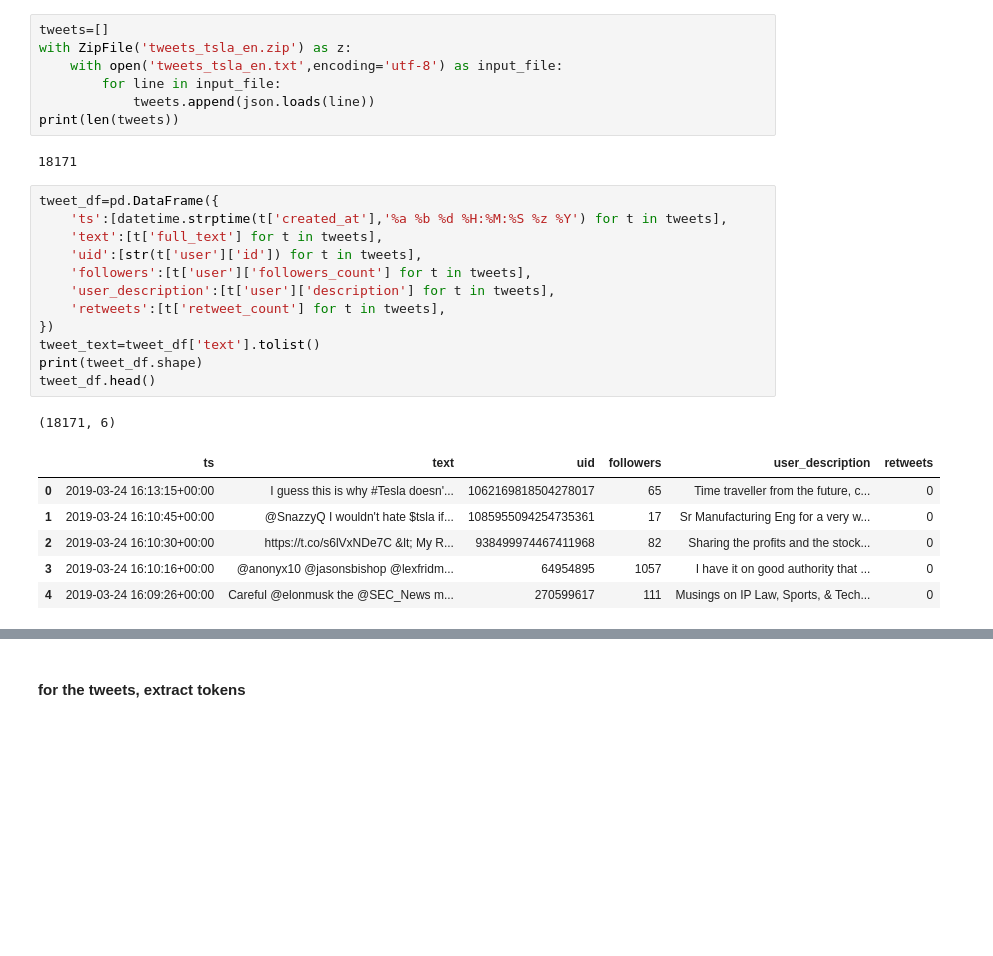
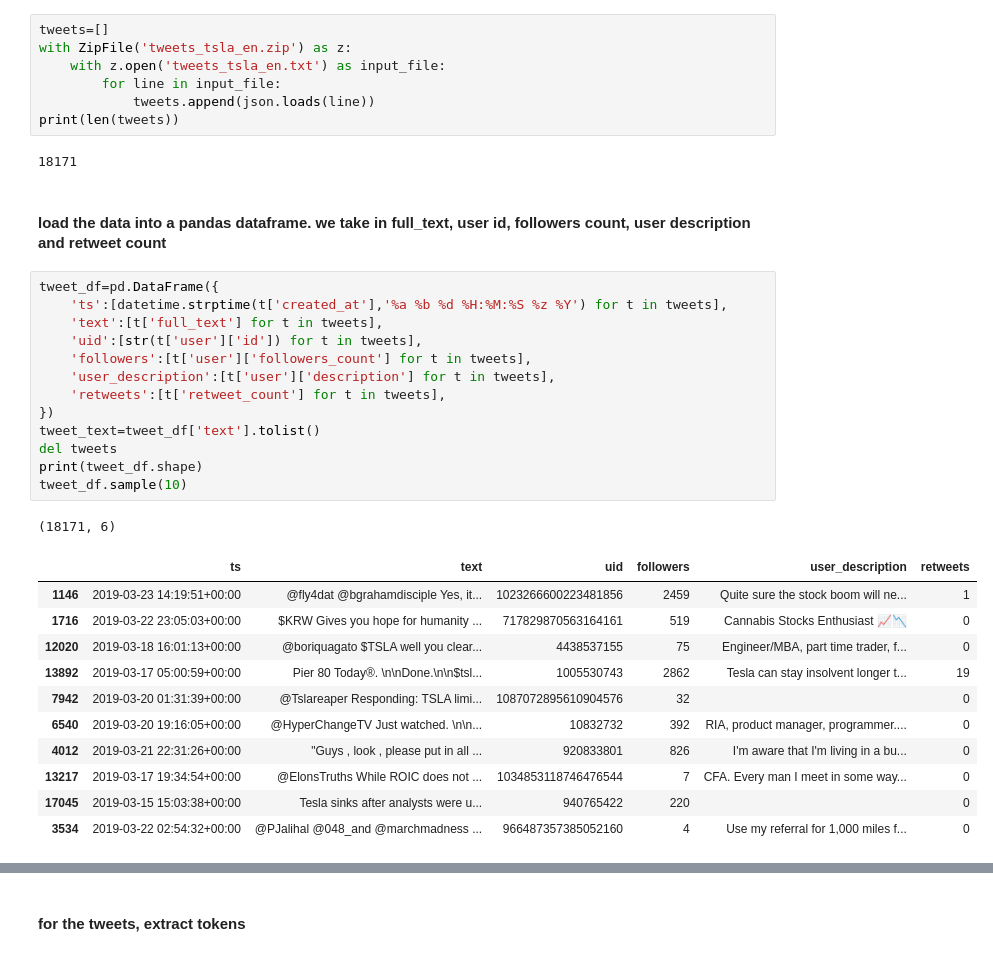
Before and after one commit to rohitapte/twitter_clustering, a Jupyter notebook: TfIdfClustering.ipynb, the cells around one changed output, grey strips where cells are left out. Saved outputs shown, nothing was run; the diff lists cells and outputs as text; blank space fills up the shorter version.

```diff
--- a/TfIdfClustering.ipynb
+++ b/TfIdfClustering.ipynb
@@ -22,29 +30,37 @@ import matplotlib.pyplot as plt
 # %%
 tweets=[]
 with ZipFile('tweets_tsla_en.zip') as z:
-    with open('tweets_tsla_en.txt',encoding='utf-8') as input_file:
+    with z.open('tweets_tsla_en.txt') as input_file:
         for line in input_file:
             tweets.append(json.loads(line))
 print(len(tweets))
 # %% [output]
 18171
+# %% [markdown]
+#### load the data into a pandas dataframe. we take in full_text, user id, followers count, user description and retweet count
 # %%
 tweet_df=pd.DataFrame({
     'ts':[datetime.strptime(t['created_at'],'%a %b %d %H:%M:%S %z %Y') for t in tweets],
     'text':[t['full_text'] for t in tweets],
     'uid':[str(t['user']['id']) for t in tweets],
     'followers':[t['user']['followers_count'] for t in tweets],
     'user_description':[t['user']['description'] for t in tweets],
     'retweets':[t['retweet_count'] for t in tweets],
 })
 tweet_text=tweet_df['text'].tolist()
+del tweets
 print(tweet_df.shape)
-tweet_df.head()
+tweet_df.sample(10)
 # %% [output]
 (18171, 6)
 |  | ts | text | uid | followers | user_description | retweets |
-| 0 | 2019-03-24 16:13:15+00:00 | I guess this is why #Tesla doesn'... | 1062169818504278017 | 65 | Time traveller from the future, c... | 0 |
-| 1 | 2019-03-24 16:10:45+00:00 | @SnazzyQ I wouldn't hate $tsla if... | 1085955094254735361 | 17 | Sr Manufacturing Eng for a very w... | 0 |
-| 2 | 2019-03-24 16:10:30+00:00 | https://t.co/s6lVxNDe7C &lt; My R... | 938499974467411968 | 82 | Sharing the profits and the stock... | 0 |
-| 3 | 2019-03-24 16:10:16+00:00 | @anonyx10 @jasonsbishop @lexfridm... | 64954895 | 1057 | I have it on good authority that ... | 0 |
-| 4 | 2019-03-24 16:09:26+00:00 | Careful @elonmusk the @SEC_News m... | 270599617 | 111 | Musings on IP Law, Sports, & Tech... | 0 |
+| 1146 | 2019-03-23 14:19:51+00:00 | @fly4dat @bgrahamdisciple Yes, it... | 1023266600223481856 | 2459 | Quite sure the stock boom will ne... | 1 |
+| 1716 | 2019-03-22 23:05:03+00:00 | $KRW Gives you hope for humanity ... | 717829870563164161 | 519 | Cannabis Stocks Enthusiast 📈📉 | 0 |
+| 12020 | 2019-03-18 16:01:13+00:00 | @boriquagato $TSLA well you clear... | 4438537155 | 75 | Engineer/MBA, part time trader, f... | 0 |
+| 13892 | 2019-03-17 05:00:59+00:00 | Pier 80 Today®. \n\nDone.\n\n$tsl... | 1005530743 | 2862 | Tesla can stay insolvent longer t... | 19 |
+| 7942 | 2019-03-20 01:31:39+00:00 | @Tslareaper Responding: TSLA limi... | 1087072895610904576 | 32 |  | 0 |
+| 6540 | 2019-03-20 19:16:05+00:00 | @HyperChangeTV Just watched. \n\n... | 10832732 | 392 | RIA, product manager, programmer.... | 0 |
+| 4012 | 2019-03-21 22:31:26+00:00 | "Guys , look , please put in all ... | 920833801 | 826 | I'm aware that I'm living in a bu... | 0 |
+| 13217 | 2019-03-17 19:34:54+00:00 | @ElonsTruths While ROIC does not ... | 1034853118746476544 | 7 | CFA. Every man I meet in some way... | 0 |
+| 17045 | 2019-03-15 15:03:38+00:00 | Tesla sinks after analysts were u... | 940765422 | 220 |  | 0 |
+| 3534 | 2019-03-22 02:54:32+00:00 | @PJalihal @048_and @marchmadness ... | 966487357385052160 | 4 | Use my referral for 1,000 miles f... | 0 |
```
Also changed, not shown: parts of 23 cells of this notebook, 1 other file.
